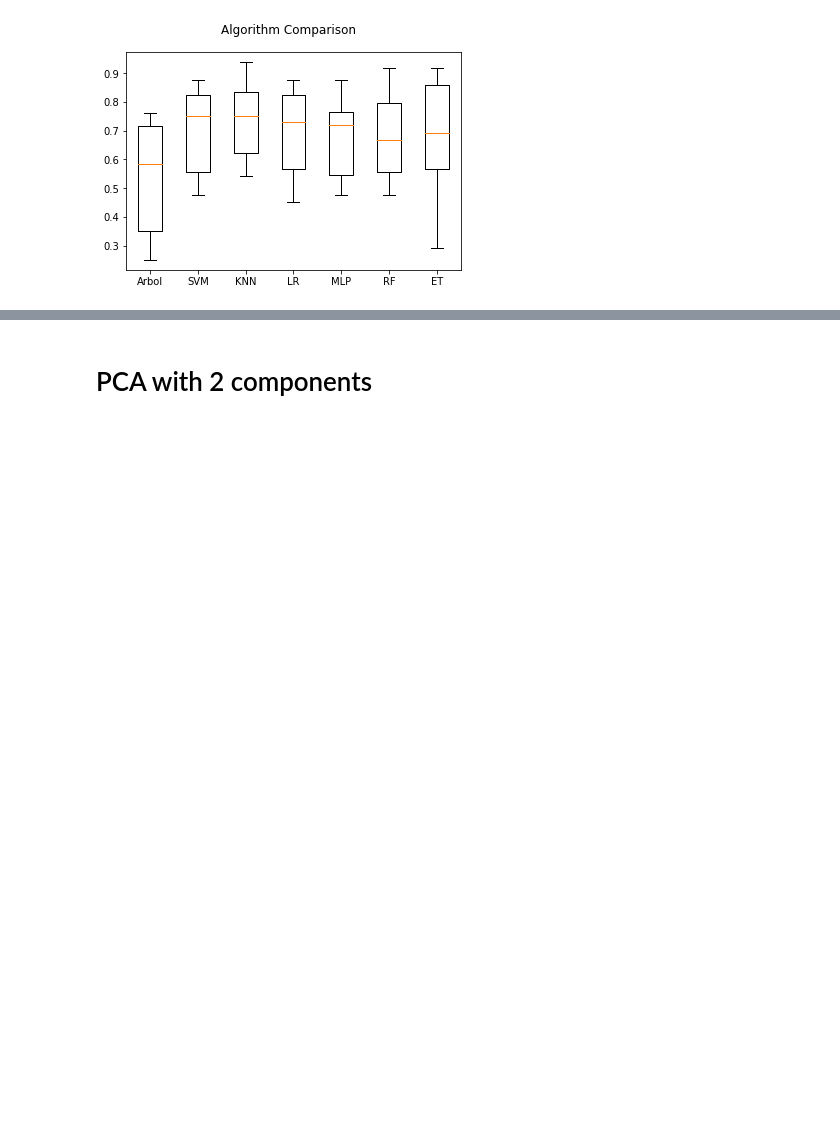
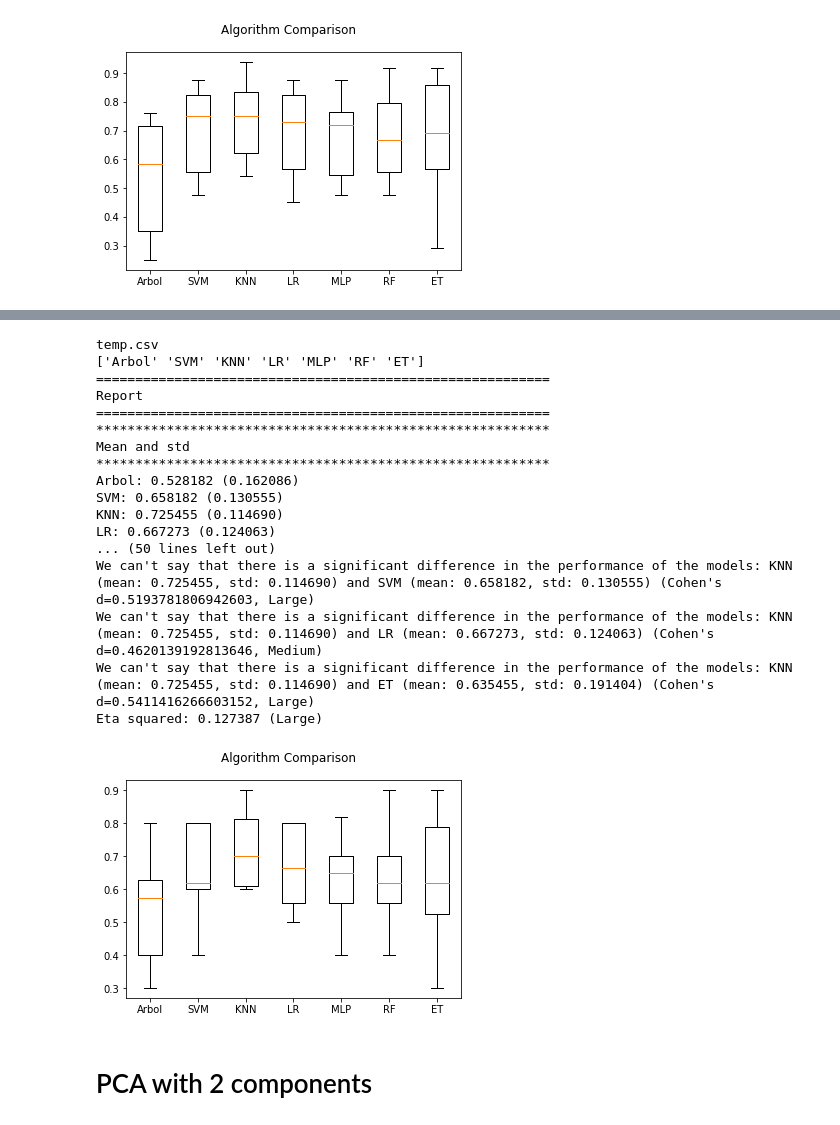
Before and after one commit to joheras/schz, a Jupyter notebook: CompareMethods-combined.ipynb, the cells around one changed output, grey strips where cells are left out. Saved outputs shown, nothing was run; the diff lists cells and outputs as text; code cells hidden in the pictures; blank space fills up the shorter version.

```diff
--- a/CompareMethods-combined.ipynb
+++ b/CompareMethods-combined.ipynb
@@ -112,3 +154,24 @@ Eta squared: 0.128823 (Large)
+# %%
+compare_methods(X,Y,listAlgorithms,listParams,listNames,metric='accuracy')
+# %% [output]
+temp.csv
+['Arbol' 'SVM' 'KNN' 'LR' 'MLP' 'RF' 'ET']
+==========================================================
+Report
+==========================================================
+**********************************************************
+Mean and std
+**********************************************************
+Arbol: 0.528182 (0.162086)
+SVM: 0.658182 (0.130555)
+KNN: 0.725455 (0.114690)
+LR: 0.667273 (0.124063)
+... (50 lines left out)
+We can't say that there is a significant difference in the performance of the models: KNN (mean: 0.725455, std: 0.114690) and SVM (mean: 0.658182, std: 0.130555) (Cohen's d=0.5193781806942603, Large)
+We can't say that there is a significant difference in the performance of the models: KNN (mean: 0.725455, std: 0.114690) and LR (mean: 0.667273, std: 0.124063) (Cohen's d=0.4620139192813646, Medium)
+We can't say that there is a significant difference in the performance of the models: KNN (mean: 0.725455, std: 0.114690) and ET (mean: 0.635455, std: 0.191404) (Cohen's d=0.5411416266603152, Large)
+Eta squared: 0.127387 (Large)
+[figure, added]
 # %% [markdown]
 # PCA with 2 components
 # %%
```
Also changed, not shown: parts of 57 cells of this notebook, 8 other files.
